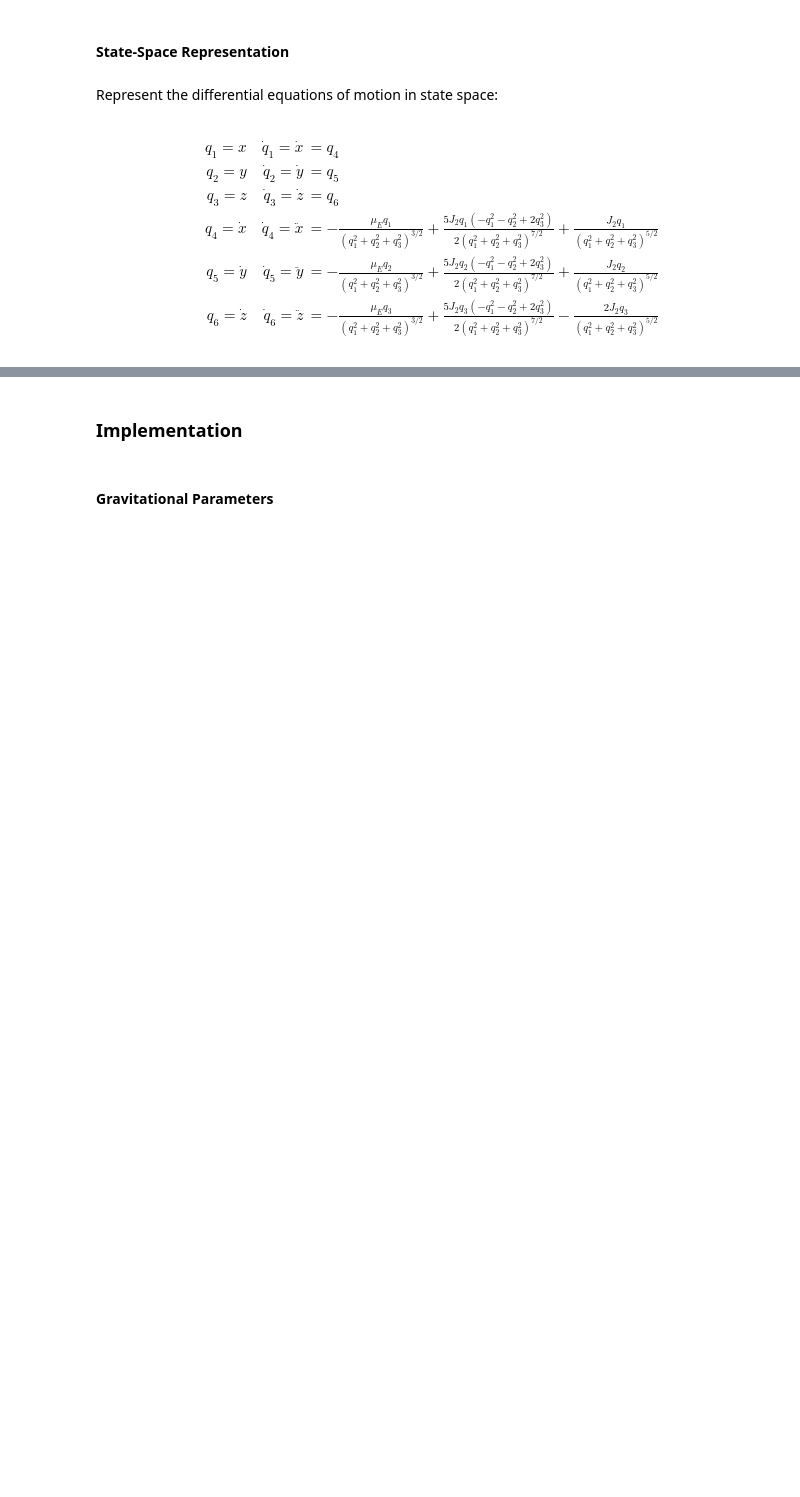
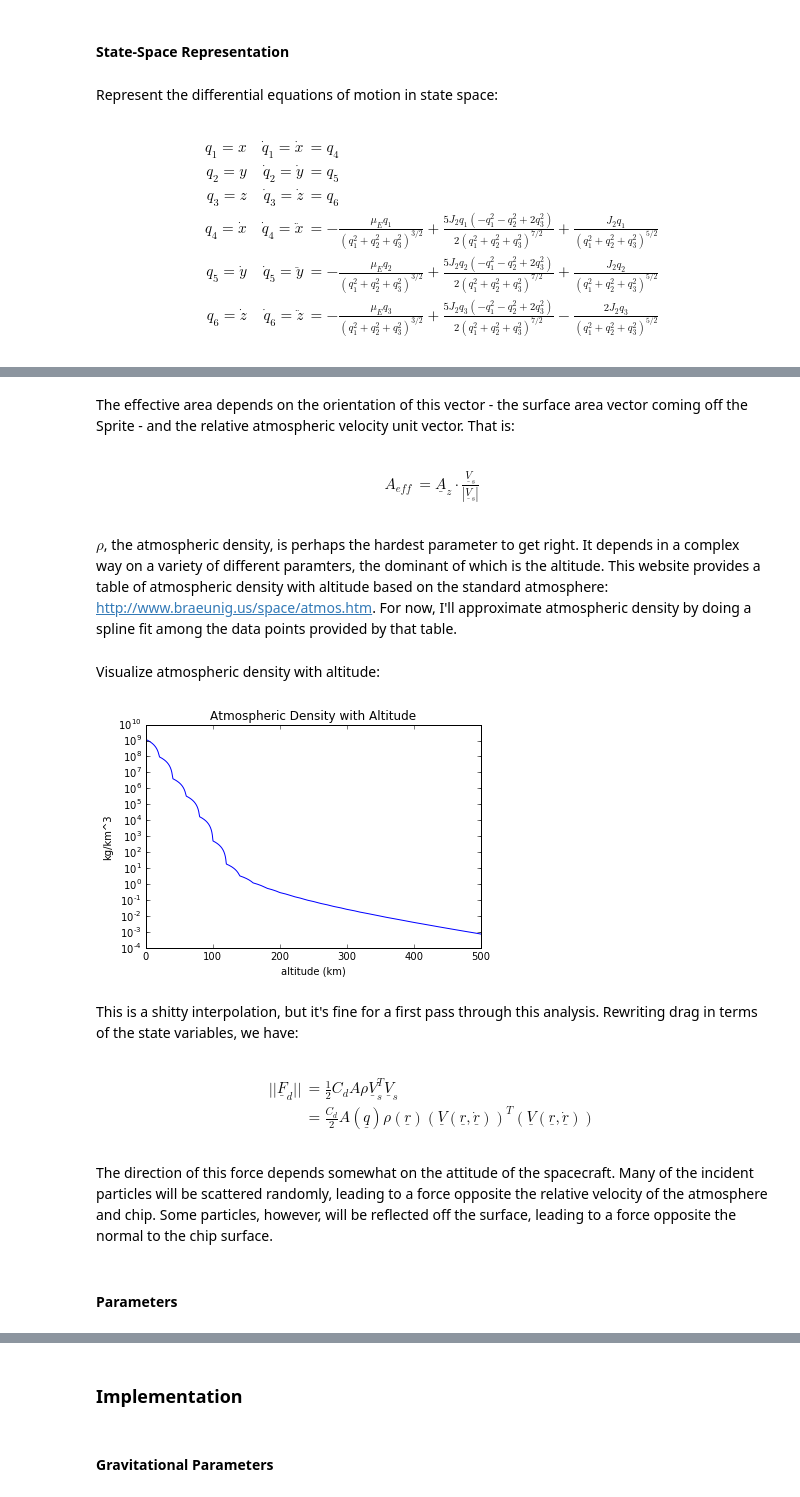
Before and after one commit to vha3/Swarms_Class, a Jupyter notebook: Sprite Attitude and Orbital.ipynb, the cells around one changed output, grey strips where cells are left out. Saved outputs shown, nothing was run; the diff lists cells and outputs as text; code cells hidden in the pictures; blank space fills up the shorter version.

```diff
--- a/Sprite Attitude and Orbital.ipynb
+++ b/Sprite Attitude and Orbital.ipynb
@@ -150,0 +176,40 @@ q_6 = \dot{z} && \dot{q}_6 = \ddot{z} &= -\frac{\mu_E q_3}{\left(q_1^2+q_2^2+q_3
+# %% [markdown]
+The effective area depends on the orientation of this vector - the surface area vector coming off the Sprite - and the relative atmospheric velocity unit vector. That is:
+# %% [markdown]
+\begin{align}
+A_{eff} &=\underline{A}_{z}\cdot \frac{\underline{V}_s}{|\underline{V}_s|}
+\end{align}
+# %% [markdown]
+$\rho$, the atmospheric density, is perhaps the hardest parameter to get right. It depends in a complex way on a variety of different paramters, the dominant of which is the altitude. This website provides a table of atmospheric density with altitude based on the standard atmosphere: http://www.braeunig.us/space/atmos.htm. For now, I'll approximate atmospheric density by doing a spline fit among the data points provided by that table.
+# %%
+densities = numpy.array([1.17, 9.49e-2, 4.07e-3, 3.31e-4, 1.68e-5, 5.08e-7,
+                         1.80e-8, 3.26e-9, 1.18e-9, 5.51e-10, 2.91e-10, 1.66e-10,
+                         9.91e-11, 6.16e-11, 3.94e-11, 2.58e-11, 1.72e-11, 1.16e-11,
+                         7.99e-12, 5.55e-12, 3.89e-12, 2.75e-12, 1.96e-12, 1.4e-12,
+                         1.01e-12, 7.3e-13])*(1000./1)**3.
+altitudes = numpy.arange(0, 520000, 20000)/1000.
+density = interpolate.interp1d(altitudes, densities, 'linear')
+# %% [markdown]
+Visualize atmospheric density with altitude:
+# %%
+def visualizeDensity():
+    xnew = numpy.arange(0, 500000, .1)/1000.
+    ynew = density(xnew)
+    plt.plot(xnew, ynew)
+    plt.xlabel('altitude (km)');plt.ylabel('kg/km^3')
+    plt.title('Atmospheric Density with Altitude')
+    plt.yscale('log');plt.show()
+visualizeDensity()
+# %% [output]
+[figure, added]
+# %% [markdown]
+This is a shitty interpolation, but it's fine for a first pass through this analysis. Rewriting drag in terms of the state variables, we have:
+# %% [markdown]
+\begin{align}
+||\underline{F}_d|| &= \frac{1}{2}C_dA \rho \underline{V}_s^T\underline{V}_s\\
+&= \frac{C_d}{2}A({\underline{q}})\rho({\underline{r}})\left(\underline{V}({\underline{r}},{\underline{\dot{r}}})\right)^T\left(\underline{V}({\underline{r}},{\underline{\dot{r}}})\right)
+\end{align}
+# %% [markdown]
+The direction of this force depends somewhat on the attitude of the spacecraft. Many of the incident particles will be scattered randomly, leading to a force opposite the relative velocity of the atmosphere and chip. Some particles, however, will be reflected off the surface, leading to a force opposite the normal to the chip surface.
+# %% [markdown]
+#### Parameters
```
Also changed, not shown: parts of 43 cells of this notebook, 1 other file.
